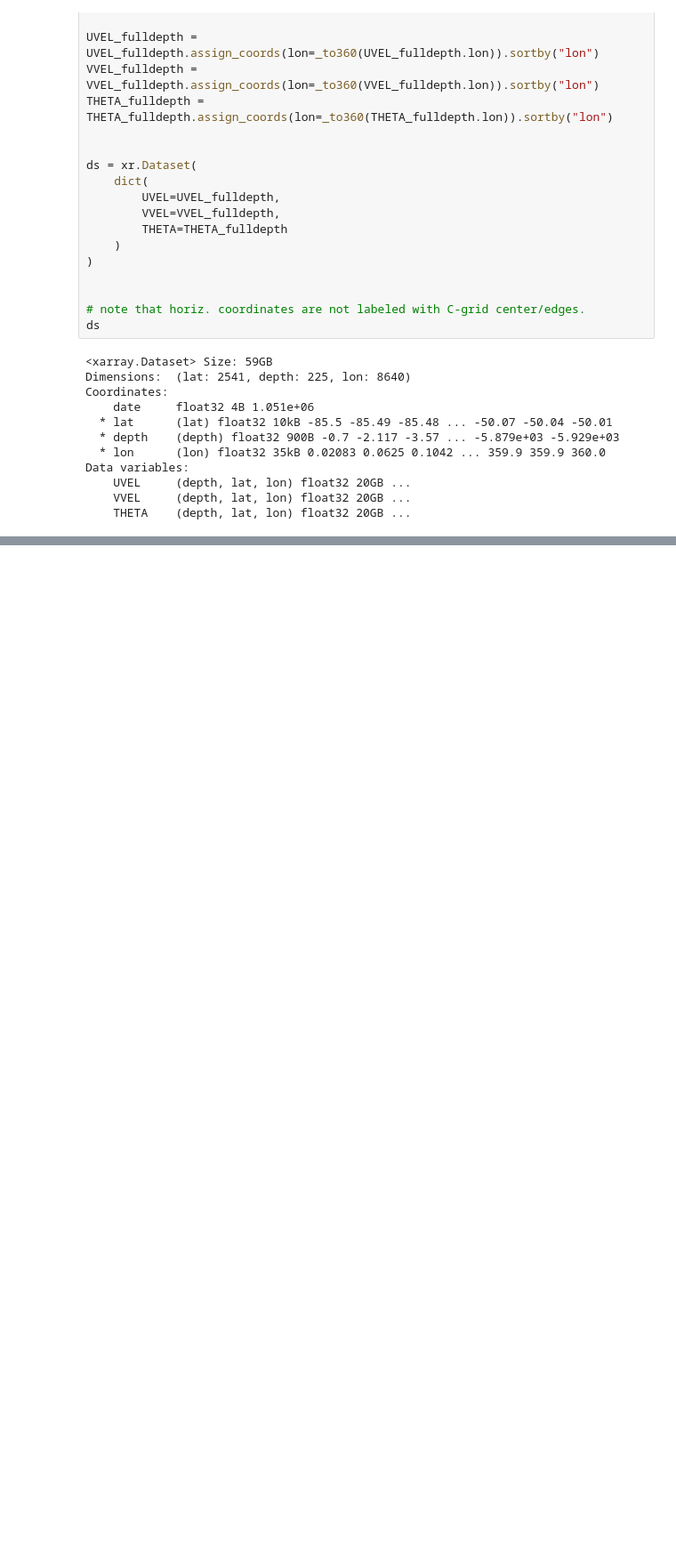
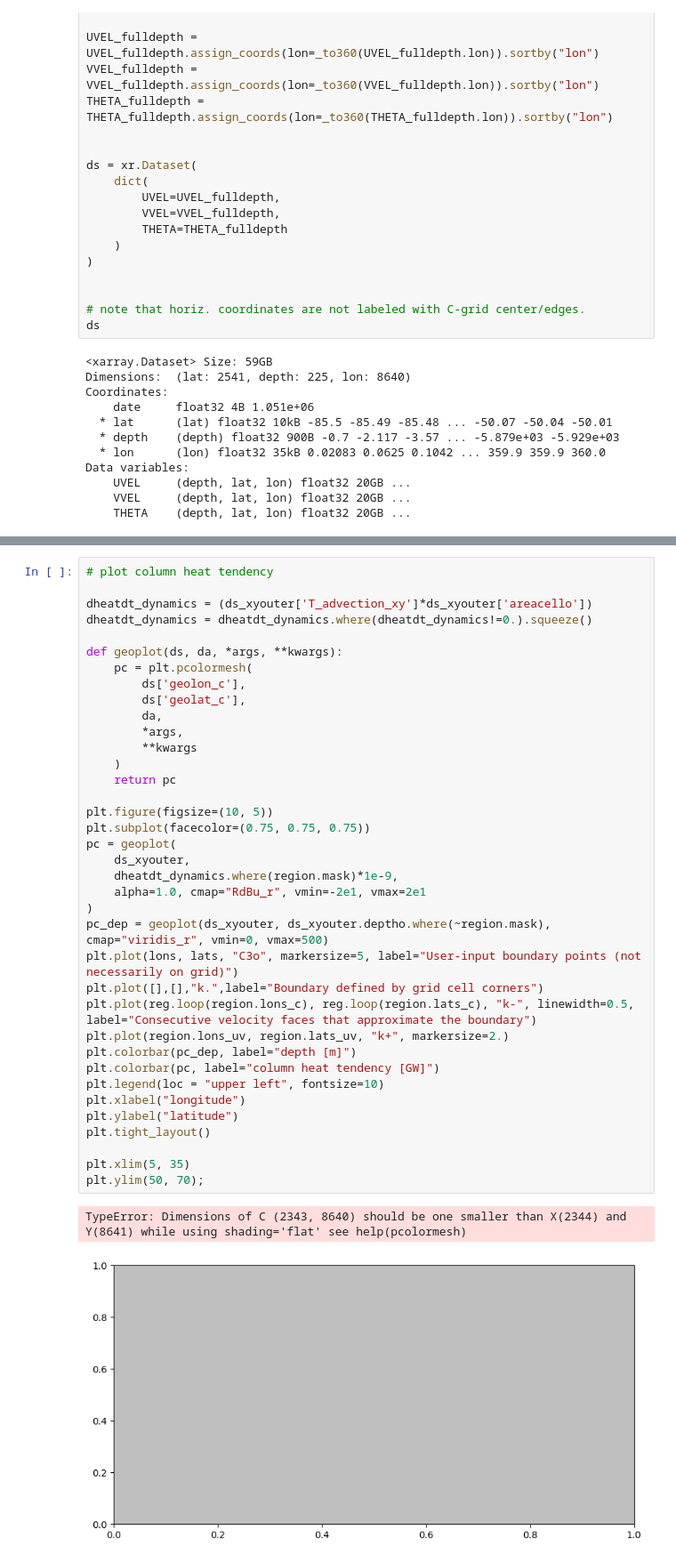
Before and after one commit to ZackKaufman/ASC_analysis_SoHi, a Jupyter notebook: regionate_test.ipynb, the cells around one changed output, grey strips where cells are left out. Shown: that part at 89% size. Drawn from its saved outputs; the diff is of its cells as text; blank space fills up the shorter version.

```diff
--- a/regionate_test.ipynb
+++ b/regionate_test.ipynb
@@ -288,0 +433,40 @@ with open('shelf_region.pkl', 'wb') as f:
+# %%
+# plot column heat tendency
+
+dheatdt_dynamics = (ds_xyouter['T_advection_xy']*ds_xyouter['areacello'])
+dheatdt_dynamics = dheatdt_dynamics.where(dheatdt_dynamics!=0.).squeeze()
+
+def geoplot(ds, da, *args, **kwargs):
+    pc = plt.pcolormesh(
+        ds['geolon_c'],
+        ds['geolat_c'],
+        da,
+        *args,
+        **kwargs
+    )
+    return pc
+
+plt.figure(figsize=(10, 5))
+plt.subplot(facecolor=(0.75, 0.75, 0.75))
+pc = geoplot(
+    ds_xyouter,
+    dheatdt_dynamics.where(region.mask)*1e-9,
+    alpha=1.0, cmap="RdBu_r", vmin=-2e1, vmax=2e1
+)
+pc_dep = geoplot(ds_xyouter, ds_xyouter.deptho.where(~region.mask), cmap="viridis_r", vmin=0, vmax=500)
+plt.plot(lons, lats, "C3o", markersize=5, label="User-input boundary points (not necessarily on grid)")
+plt.plot([],[],"k.",label="Boundary defined by grid cell corners")
+plt.plot(reg.loop(region.lons_c), reg.loop(region.lats_c), "k-", linewidth=0.5, label="Consecutive velocity faces that approximate the boundary")
+plt.plot(region.lons_uv, region.lats_uv, "k+", markersize=2.)
+plt.colorbar(pc_dep, label="depth [m]")
+plt.colorbar(pc, label="column heat tendency [GW]")
+plt.legend(loc = "upper left", fontsize=10)
+plt.xlabel("longitude")
+plt.ylabel("latitude")
+plt.tight_layout()
+
+plt.xlim(5, 35)
+plt.ylim(50, 70);
+# %% [output]
+TypeError: Dimensions of C (2343, 8640) should be one smaller than X(2344) and Y(8641) while using shading='flat' see help(pcolormesh)
+[figure, added]
```
Also changed, not shown: parts of 26 cells of this notebook.
